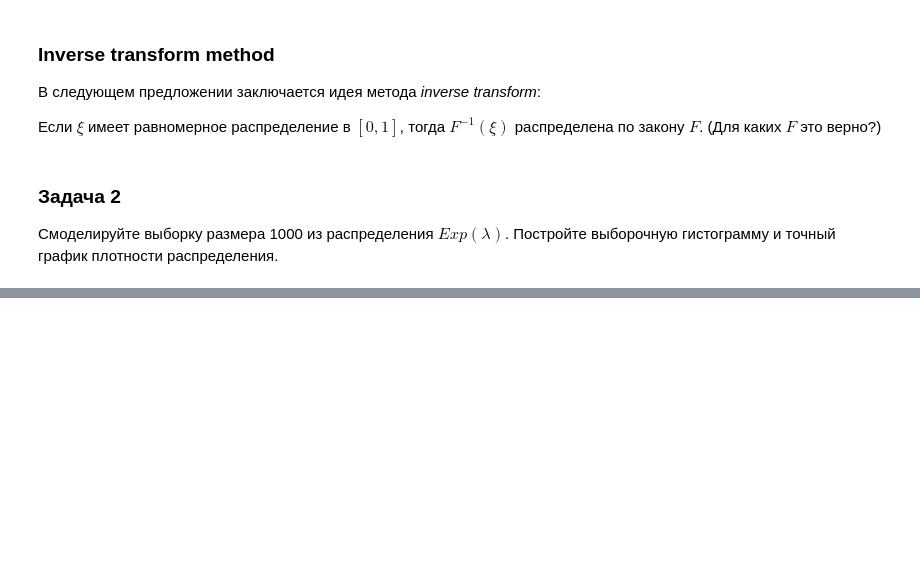
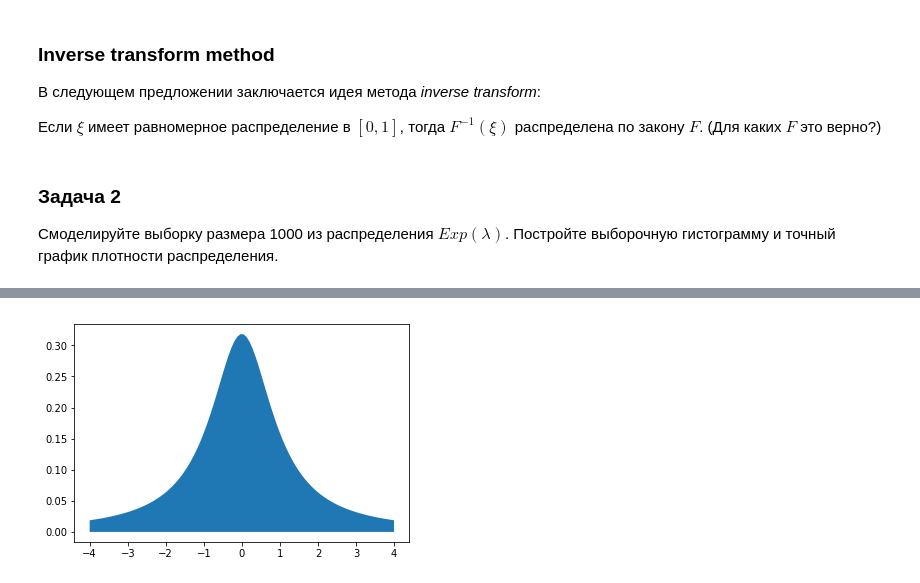
Before and after one commit to Verdangeta/Hometask, a Jupyter notebook: Homework_5.ipynb, the cells around one changed output, grey strips where cells are left out. Cells and saved outputs as stored; diff of their text form; code cells hidden in the pictures; blank space fills up the shorter version.

```diff
--- a/Homework_5.ipynb
+++ b/Homework_5.ipynb
@@ -81,0 +129,9 @@ x=[f_1(i,a) for i in x]
+# %%
+from scipy import stats
+import numpy as np
+dist = stats.cauchy()
+x = np.linspace(-4, 4, 100)
+plt.fill_between(x, 0, dist.pdf(x)) #needs to be normalized!
+plt.show()
+# %% [output]
+[figure, added]
```
Also changed, not shown: parts of 34 cells of this notebook.
